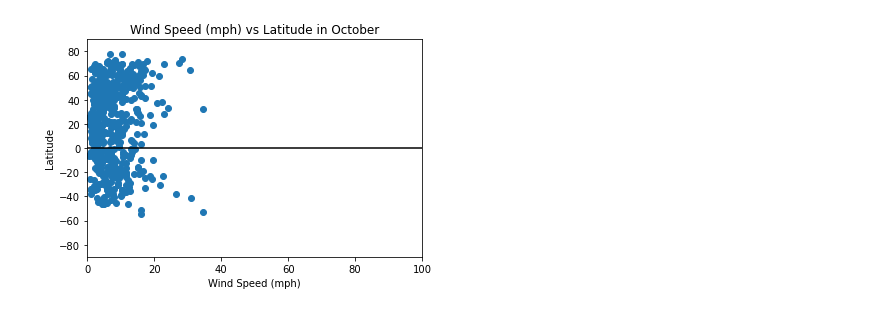
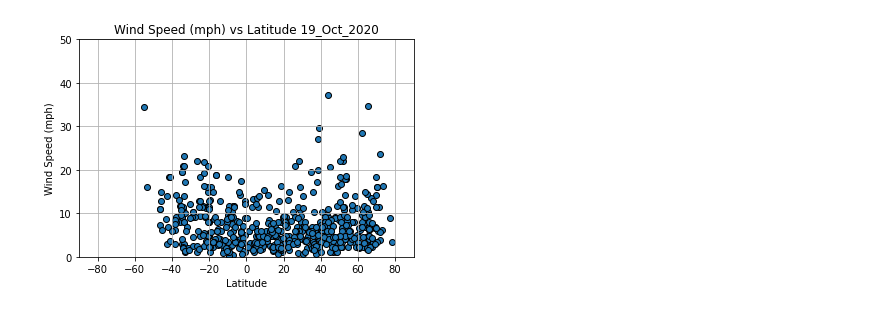
Before and after one commit to SJLimburg/python-api-challenge, a Jupyter notebook: WeatherPy/Weather_SJL.ipynb, the cells around one changed output. Saved outputs shown, nothing was run; the diff lists cells and outputs as text; code cells hidden in the pictures.

```diff
--- a/WeatherPy/Weather_SJL.ipynb
+++ b/WeatherPy/Weather_SJL.ipynb
@@ -187,14 +239,13 @@ plt.savefig('Cloudiness (%) vs Latitude in October')
 # %%
-#Set up scatter plot for Wind Speed (mph) vs. Latitude
-plt.scatter(city_data_df['Wind Speed'],city_data_df['Lat'])
-plt.ylabel('Latitude')
-plt.hlines(0,0,100)
-plt.xlabel('Wind Speed (mph)')
-plt.xlim(0,100)
-plt.ylim(-90,90)
-plt.title('Wind Speed (mph) vs Latitude in October')
-plt.savefig('Wind Speed (mph) vs Latitude in October')
-
-# As you can see wind speed in October is calm thoughout all latitudes
+#Set up scatter plot for Wind Speed (mph) vs. Latitude as shown in homework guide
+plt.scatter(city_data_df['Lat'],city_data_df['Wind Speed'],edgecolors='black')
+plt.xlabel('Latitude')
+plt.grid(b=True, which='major', axis='both')
+plt.ylabel('Wind Speed (mph)')
+plt.ylim(0,50)
+plt.xlim(-90,90)
+plt.title('Wind Speed (mph) vs Latitude 19_Oct_2020')
+plt.savefig('Wind Speed (mph) vs Latitude 19_Oct_2020')
+#Wind speed is relatively mild across all data points at this date in October
 # %% [output]
-[figure, old version]
+[figure, new version]
```
Also changed, not shown: parts of 24 cells of this notebook, 12 other files.
